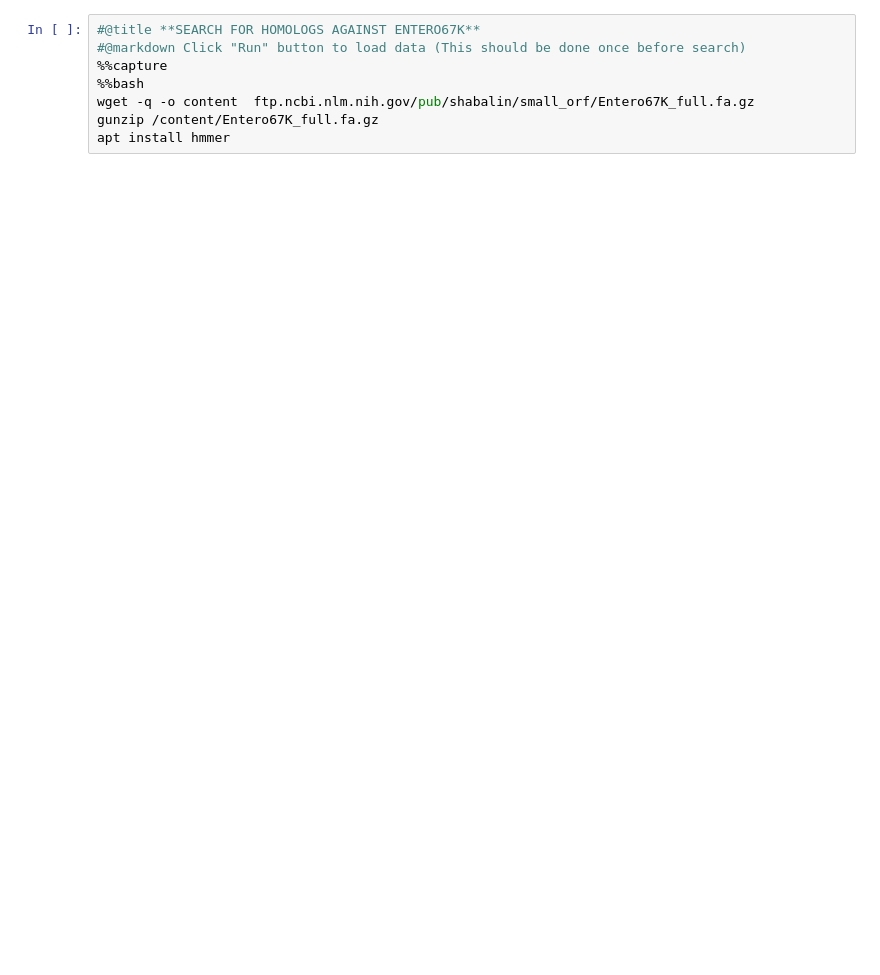
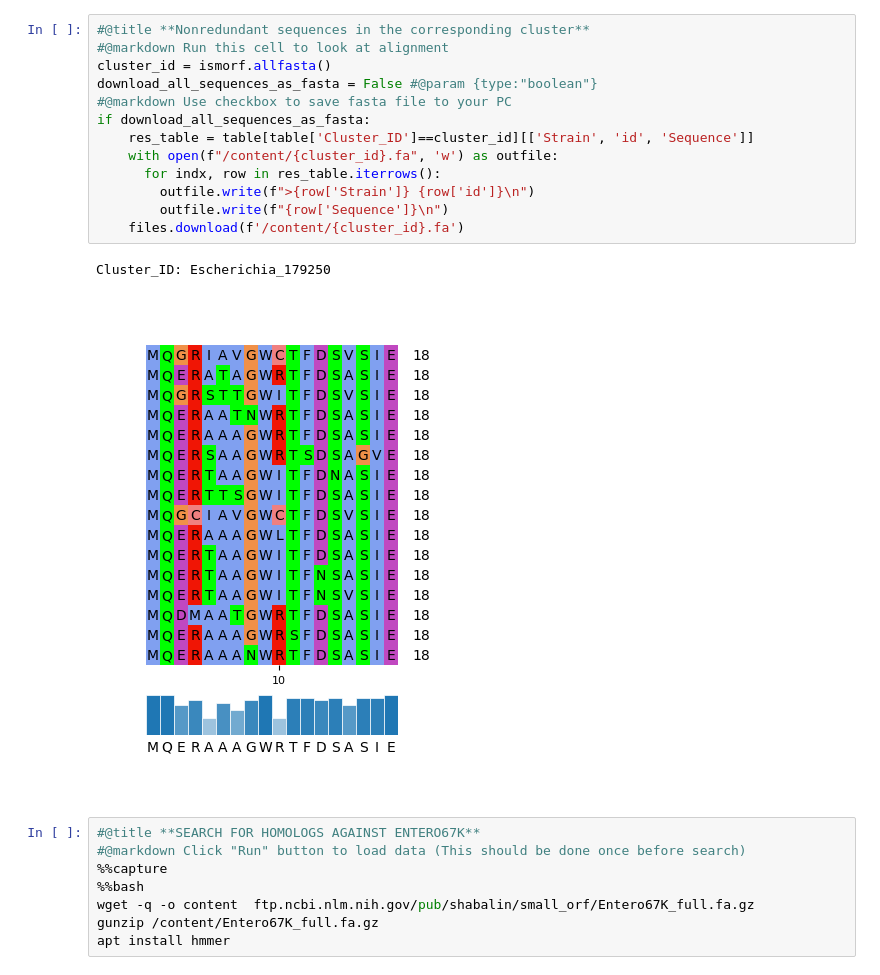
Before and after one commit to IgorFesenko/prokariotic_smORFs, a Jupyter notebook: ismORFs_resource.ipynb, the cells around one changed output. Cells and saved outputs as stored; diff of their text form; blank space fills up the shorter version.

```diff
--- a/ismORFs_resource.ipynb
+++ b/ismORFs_resource.ipynb
@@ -290,3 +369,19 @@ Range: 4576856:4587911
+# %%
+#@title **Nonredundant sequences in the corresponding cluster**
+#@markdown Run this cell to look at alignment
+cluster_id = ismorf.allfasta()
+download_all_sequences_as_fasta = False #@param {type:"boolean"}
+#@markdown Use checkbox to save fasta file to your PC
+if download_all_sequences_as_fasta:
+    res_table = table[table['Cluster_ID']==cluster_id][['Strain', 'id', 'Sequence']]
+    with open(f"/content/{cluster_id}.fa", 'w') as outfile:
+      for indx, row in res_table.iterrows():
+        outfile.write(f">{row['Strain']} {row['id']}\n")
+        outfile.write(f"{row['Sequence']}\n")
+    files.download(f'/content/{cluster_id}.fa')
+# %% [output]
+Cluster_ID: Escherichia_179250
+[figure, added]
 # %%
 #@title **SEARCH FOR HOMOLOGS AGAINST ENTERO67K**
 #@markdown Click "Run" button to load data (This should be done once before search)
```
Also changed, not shown: parts of 13 cells of this notebook.
